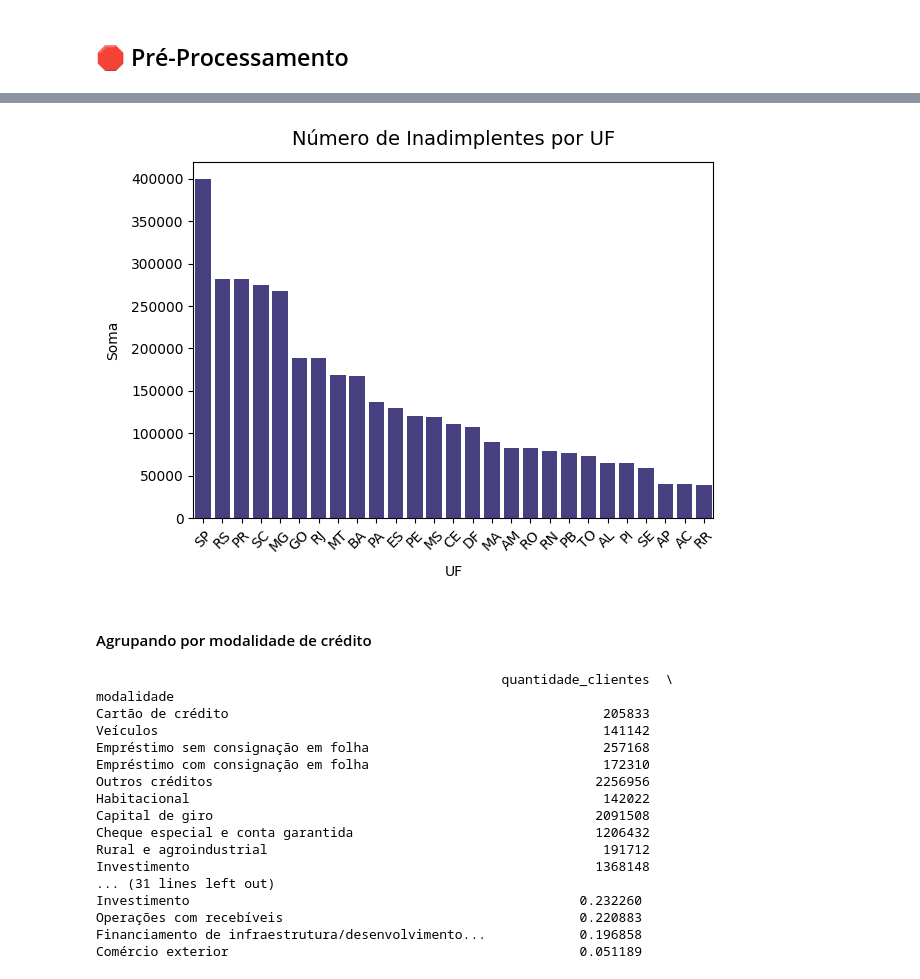
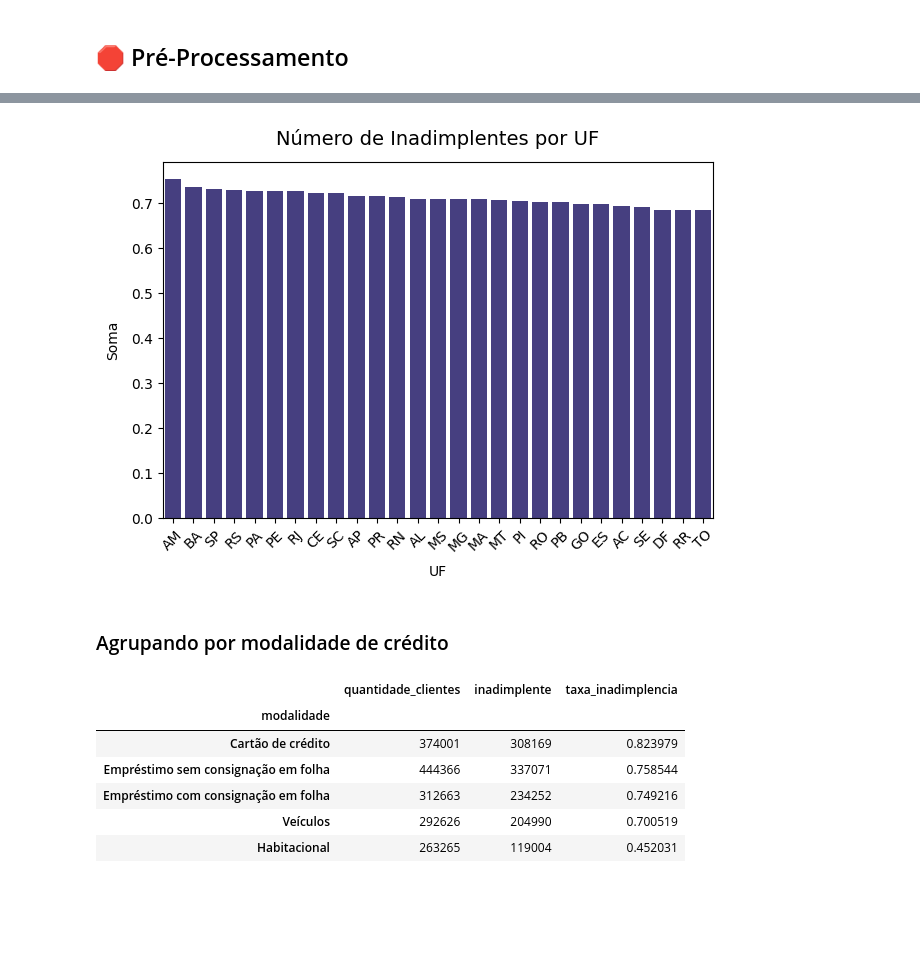
Before and after one commit to thaliaramoss/Inadimplencia, a Jupyter notebook: eda.ipynb, the cells around one changed output, grey strips where cells are left out. Drawn from its saved outputs; the diff is of its cells as text; code cells hidden in the pictures; blank space fills up the shorter version.

```diff
--- a/eda.ipynb
+++ b/eda.ipynb
@@ -131,6 +136,8 @@ meses = {
 # Cria a nova coluna com base no número do mês
 df['mes_texto'] = df['mes'].map(meses)
 df['mes_texto'] = df['mes_texto'].str.capitalize()
+# %%
+df['ano'] = df['data_base'].dt.year  # Extrai ano
 # %%
 regioes = {
     'Norte': ['AC', 'AP', 'AM', 'PA', 'RO', 'RR', 'TO'],
@@ -147,27 +154,6 @@ def mapear_regiao(uf):
     return 'Desconhecido'
 
 df['regiao'] = df['uf'].apply(mapear_regiao)
-# %%
-def classificar_status(row):
-    if row['ativo_problematico'] > 0:
-        return 'Problemático'
-    elif row['carteira_inadimplida_arrastada'] > 0:
-        return 'Inadimplente'
-    else:
-        return 'Saudável'
-
-df['status_carteira'] = df.apply(classificar_status, axis=1)
-# %%
-colunas_vencer = [
-    'a_vencer_ate_90_dias',
-    'a_vencer_de_91_ate_360_dias',
-    'a_vencer_de_361_ate_1080_dias',
-    'a_vencer_de_1081_ate_1800_dias',
-    'a_vencer_de_1801_ate_5400_dias',
-    'a_vencer_acima_de_5400_dias'
-]
-
-df['total_a_vencer'] = df[colunas_vencer].sum(axis=1)
 # %%
 df.columns
 # %% [output]
@@ -219,5 +183,3 @@ Name: inadimplente, dtype: float64
-# %%
-df['inadimplente'] = (df['vencido_acima_de_15_dias'] > 0).astype(int)
 # %%
 inadimplencia_por_estado = df.groupby('uf').agg({
     'cliente': 'count',
@@ -262,26 +208,26 @@ plt.show()
 # %%
 inadimplencia_sorted = inadimplencia_por_estado.sort_values(
-    by='inadimplente',
+    by='taxa_inadimplencia',
     ascending=False
 )
 
 sns.barplot(
     data=inadimplencia_sorted,
     x='uf',
-    y='inadimplente',
+    y='taxa_inadimplencia',
     color='#3d348b',
 
 )
 plt.title('Número de Inadimplentes por UF', pad=12, fontsize=14)
 plt.ylabel('Soma', labelpad=8)
 plt.xlabel('UF', labelpad=8)
 plt.xticks(rotation=45)
 plt.tight_layout()
 plt.show()
 # %% [output]
-[figure, old version]
+[figure, new version]
 # %% [markdown]
-#### Agrupando por modalidade de crédito
+### Agrupando por modalidade de crédito
 # %%
 inadimplencia_modalidade = df.groupby('modalidade').agg({
     'cliente': 'count',
@@ -293,22 +239,12 @@ inadimplencia_modalidade['taxa_inadimplencia'] = (
 )
 
 inadimplencia_modalidade = inadimplencia_modalidade.sort_values(by='taxa_inadimplencia', ascending=False)
-print(inadimplencia_modalidade)
+inadimplencia_modalidade
 # %% [output]
-                                                    quantidade_clientes  \
-modalidade
-Cartão de crédito                                                205833
-Veículos                                                         141142
-Empréstimo sem consignação em folha                              257168
-Empréstimo com consignação em folha                              172310
-Outros créditos                                                 2256956
-Habitacional                                                     142022
-Capital de giro                                                 2091508
-Cheque especial e conta garantida                               1206432
-Rural e agroindustrial                                           191712
-Investimento                                                    1368148
-... (31 lines left out)
-Investimento                                                  0.232260
-Operações com recebíveis                                      0.220883
-Financiamento de infraestrutura/desenvolvimento...            0.196858
-Comércio exterior                                             0.051189
+|  | quantidade_clientes | inadimplente | taxa_inadimplencia |
+| modalidade |  |  |  |
+| Cartão de crédito | 374001 | 308169 | 0.823979 |
+| Empréstimo sem consignação em folha | 444366 | 337071 | 0.758544 |
+| Empréstimo com consignação em folha | 312663 | 234252 | 0.749216 |
+| Veículos | 292626 | 204990 | 0.700519 |
+| Habitacional | 263265 | 119004 | 0.452031 |
```
Also changed, not shown: parts of 38 cells of this notebook, 4 other files.
